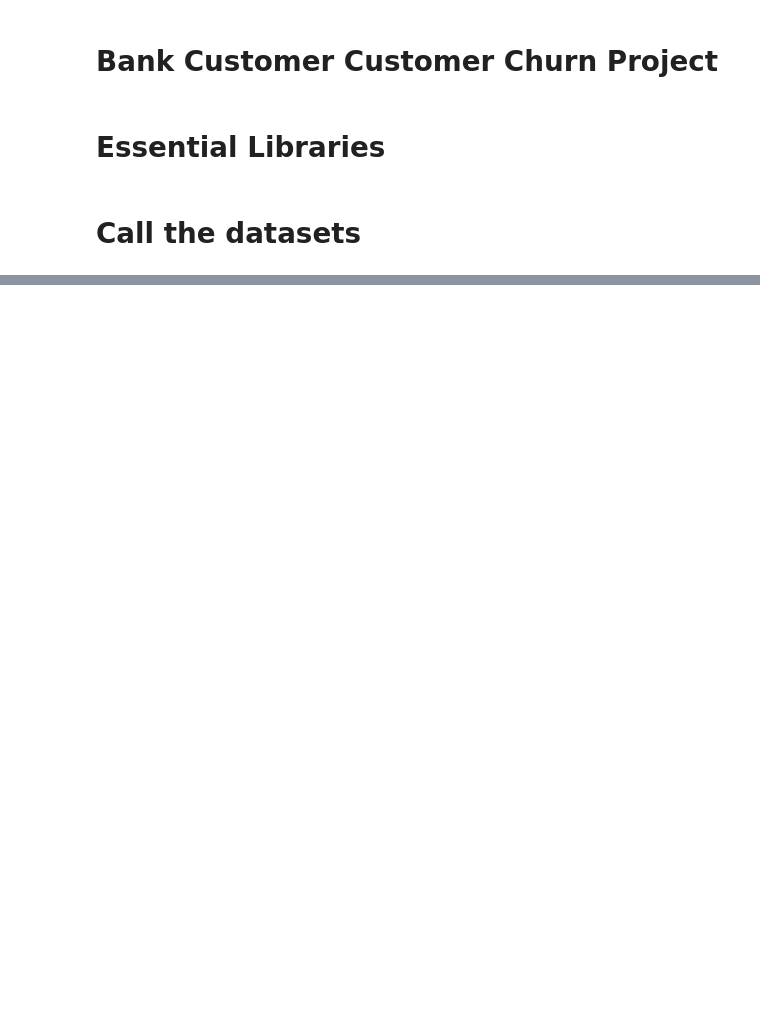
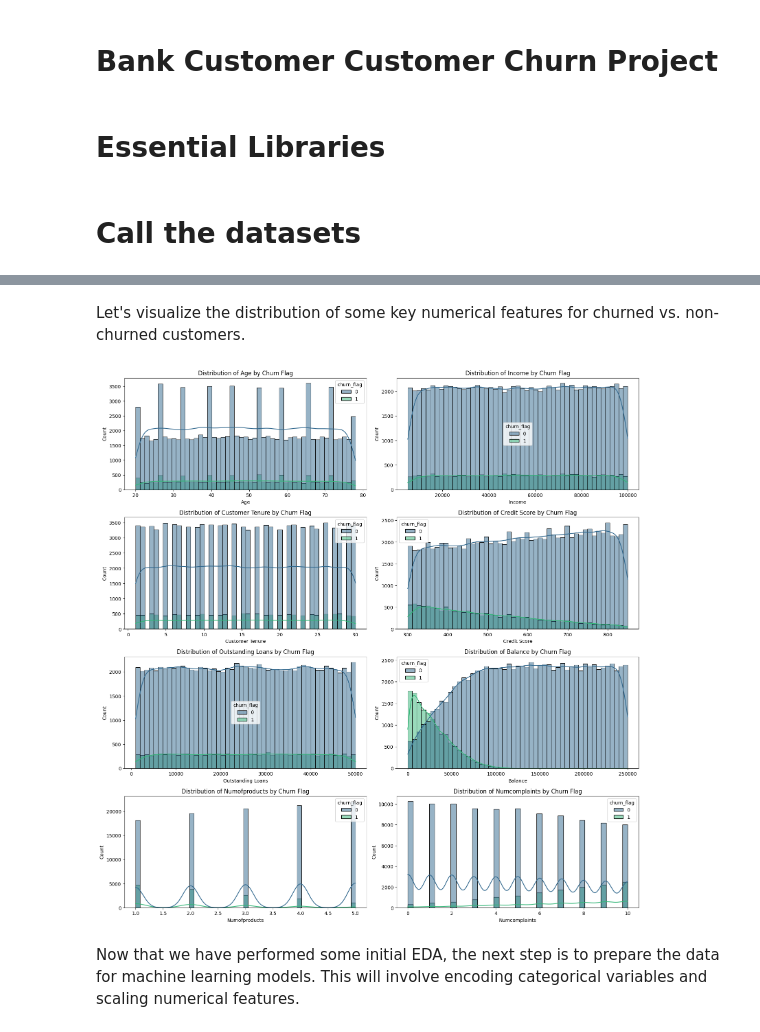
Before and after one commit to talhaakbar1036/DecodeLabs_bank_customer_churn_ml_project, a Jupyter notebook: Bank_Customer_Churn_ml_project.ipynb, the cells around one changed output, grey strips where cells are left out. Cells and saved outputs as stored; diff of their text form; code cells hidden in the pictures; blank space fills up the shorter version.

```diff
--- a/Bank_Customer_Churn_ml_project.ipynb
+++ b/Bank_Customer_Churn_ml_project.ipynb
@@ -106,0 +147,18 @@ dtype: int64
+# %% [markdown]
+Let's visualize the distribution of some key numerical features for churned vs. non-churned customers.
+# %%
+numerical_features_to_plot = ['age', 'income', 'customer_tenure', 'credit_score', 'outstanding_loans', 'balance', 'numofproducts', 'numcomplaints']
+
+plt.figure(figsize=(16, 20))
+for i, feature in enumerate(numerical_features_to_plot, 1):
+    plt.subplot(5, 2, i)
+    sns.histplot(data=bank_data_copy, x=feature, hue='churn_flag', kde=True, palette='viridis')
+    plt.title(f'Distribution of {feature.replace("_", " ").title()} by Churn Flag')
+    plt.xlabel(feature.replace("_", " ").title())
+    plt.ylabel('Count')
+plt.tight_layout()
+plt.show()
+# %% [output]
+[figure, added]
+# %% [markdown]
+Now that we have performed some initial EDA, the next step is to prepare the data for machine learning models. This will involve encoding categorical variables and scaling numerical features.
```
Also changed, not shown: parts of 31 cells of this notebook, 1 other file.
